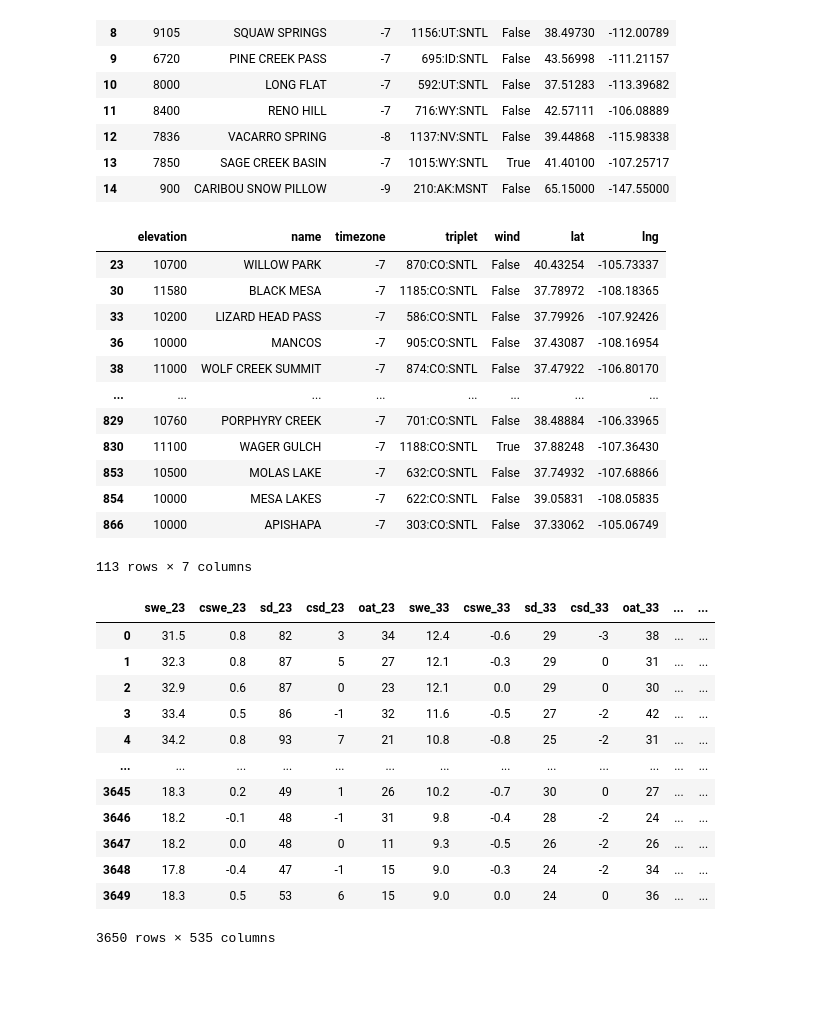
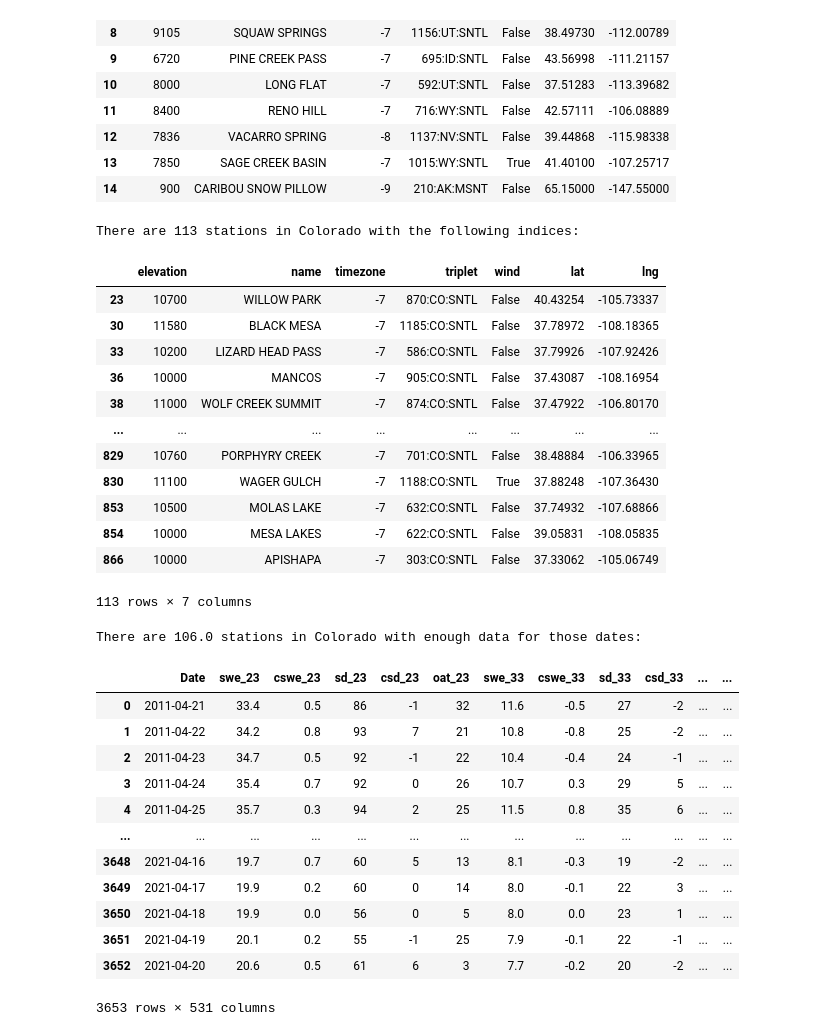
Before and after one commit to DSTG1/team-project, a Jupyter notebook: CO_sites_cleaned.ipynb, the cells around one changed output. Saved outputs shown, nothing was run; the diff lists cells and outputs as text; code cells hidden in the pictures; blank space fills up the shorter version.

```diff
--- a/CO_sites_cleaned.ipynb
+++ b/CO_sites_cleaned.ipynb
@@ -62,8 +62,10 @@ for i in range(num_stations):
 
 df_CO_stations = pd.DataFrame(df_stations.loc[CO,:])
 
+print(f'There are {len(CO)} stations in Colorado with the following indices:')
 df_CO_stations
 # %% [output]
+There are 113 stations in Colorado with the following indices:
 |  | elevation | name | timezone | triplet | wind | lat | lng |
 | 23 | 10700 | WILLOW PARK | -7 | 870:CO:SNTL | False | 40.43254 | -105.73337 |
 | 30 | 11580 | BLACK MESA | -7 | 1185:CO:SNTL | False | 37.78972 | -108.18365 |
@@ -76,11 +78,11 @@ df_CO_stations
 | 853 | 10500 | MOLAS LAKE | -7 | 632:CO:SNTL | False | 37.74932 | -107.68866 |
 | 854 | 10000 | MESA LAKES | -7 | 622:CO:SNTL | False | 39.05831 | -108.05835 |
 | 866 | 10000 | APISHAPA | -7 | 303:CO:SNTL | False | 37.33062 | -105.06749 |
-113 rows × 7 columns
+113 rows × 7 columns
 # %%
 # scrape only CO sites
 
-num_days = 3649
+num_days = 3652
 CO_station_data = {}
 
 
@@ -128,31 +126,31 @@ for i in CO:
 # %%
-#adding CO stations to the model and filling NaN in the process
-#if 398 in CO:
-#CO.remove(398) #why LONG DRAW RESV (79) and MEDANO PASS (398) station empty? also 38 and 489
-CO_df = pd.DataFrame()
+#adding CO station data to df and filling NaN
+
+df_CO = pd.DataFrame(CO_df['Date'])
 for i in CO:
     if len(CO_station_data[df_CO_stations['name'][i]]) == num_days+1:
         CO_station_data_i = CO_station_data[df_CO_stations['name'][i]]
 
-        CO_df['swe_%d' % i] = CO_station_data_i['Snow Water Equivalent (in)'].fillna(method='ffill')
-        CO_df['cswe_%d' % i] = CO_station_data_i['Change In Snow Water Equivalent (in)'].fillna(0)
-        CO_df['sd_%d' % i] = CO_station_data_i['Snow Depth (in)'].fillna(method='ffill')
-        CO_df['csd_%d' % i] = CO_station_data_i['Change In Snow Depth (in)'].fillna(0)
-        CO_df['oat_%d' % i] = CO_station_data_i['Observed Air Temperature (degrees farenheit)'].fillna(method='ffill')
+        df_CO['swe_%d' % i] = CO_station_data_i['Snow Water Equivalent (in)'].fillna(method='ffill')
+        df_CO['cswe_%d' % i] = CO_station_data_i['Change In Snow Water Equivalent (in)'].fillna(0)
+        df_CO['sd_%d' % i] = CO_station_data_i['Snow Depth (in)'].fillna(method='ffill')
+        df_CO['csd_%d' % i] = CO_station_data_i['Change In Snow Depth (in)'].fillna(0)
+        df_CO['oat_%d' % i] = CO_station_data_i['Observed Air Temperature (degrees farenheit)'].fillna(method='ffill')
 
-CO_df
-#CO_df.to_csv('CO_df.csv', index=False)
+print(f'There are {(df_CO.shape[1]-1)/5} stations in Colorado with enough data for those dates:')
+df_CO
 # %% [output]
+There are 106.0 stations in Colorado with enough data for those dates:
-|  | swe_23 | cswe_23 | sd_23 | csd_23 | oat_23 | swe_33 | cswe_33 | sd_33 | csd_33 | oat_33 | ... | ... |
-| 0 | 31.5 | 0.8 | 82 | 3 | 34 | 12.4 | -0.6 | 29 | -3 | 38 | ... | ... |
-| 1 | 32.3 | 0.8 | 87 | 5 | 27 | 12.1 | -0.3 | 29 | 0 | 31 | ... | ... |
-| 2 | 32.9 | 0.6 | 87 | 0 | 23 | 12.1 | 0.0 | 29 | 0 | 30 | ... | ... |
-| 3 | 33.4 | 0.5 | 86 | -1 | 32 | 11.6 | -0.5 | 27 | -2 | 42 | ... | ... |
-| 4 | 34.2 | 0.8 | 93 | 7 | 21 | 10.8 | -0.8 | 25 | -2 | 31 | ... | ... |
+|  | Date | swe_23 | cswe_23 | sd_23 | csd_23 | oat_23 | swe_33 | cswe_33 | sd_33 | csd_33 | ... | ... |
+| 0 | 2011-04-21 | 33.4 | 0.5 | 86 | -1 | 32 | 11.6 | -0.5 | 27 | -2 | ... | ... |
+| 1 | 2011-04-22 | 34.2 | 0.8 | 93 | 7 | 21 | 10.8 | -0.8 | 25 | -2 | ... | ... |
+| 2 | 2011-04-23 | 34.7 | 0.5 | 92 | -1 | 22 | 10.4 | -0.4 | 24 | -1 | ... | ... |
+| 3 | 2011-04-24 | 35.4 | 0.7 | 92 | 0 | 26 | 10.7 | 0.3 | 29 | 5 | ... | ... |
+| 4 | 2011-04-25 | 35.7 | 0.3 | 94 | 2 | 25 | 11.5 | 0.8 | 35 | 6 | ... | ... |
 | ... | ... | ... | ... | ... | ... | ... | ... | ... | ... | ... | ... | ... |
-| 3645 | 18.3 | 0.2 | 49 | 1 | 26 | 10.2 | -0.7 | 30 | 0 | 27 | ... | ... |
-| 3646 | 18.2 | -0.1 | 48 | -1 | 31 | 9.8 | -0.4 | 28 | -2 | 24 | ... | ... |
-| 3647 | 18.2 | 0.0 | 48 | 0 | 11 | 9.3 | -0.5 | 26 | -2 | 26 | ... | ... |
-| 3648 | 17.8 | -0.4 | 47 | -1 | 15 | 9.0 | -0.3 | 24 | -2 | 34 | ... | ... |
-| 3649 | 18.3 | 0.5 | 53 | 6 | 15 | 9.0 | 0.0 | 24 | 0 | 36 | ... | ... |
+| 3648 | 2021-04-16 | 19.7 | 0.7 | 60 | 5 | 13 | 8.1 | -0.3 | 19 | -2 | ... | ... |
+| 3649 | 2021-04-17 | 19.9 | 0.2 | 60 | 0 | 14 | 8.0 | -0.1 | 22 | 3 | ... | ... |
+| 3650 | 2021-04-18 | 19.9 | 0.0 | 56 | 0 | 5 | 8.0 | 0.0 | 23 | 1 | ... | ... |
+| 3651 | 2021-04-19 | 20.1 | 0.2 | 55 | -1 | 25 | 7.9 | -0.1 | 22 | -1 | ... | ... |
+| 3652 | 2021-04-20 | 20.6 | 0.5 | 61 | 6 | 3 | 7.7 | -0.2 | 20 | -2 | ... | ... |
-3650 rows × 535 columns
+3653 rows × 531 columns
```
Also changed, not shown: parts of 6 cells of this notebook, 2 other files.
